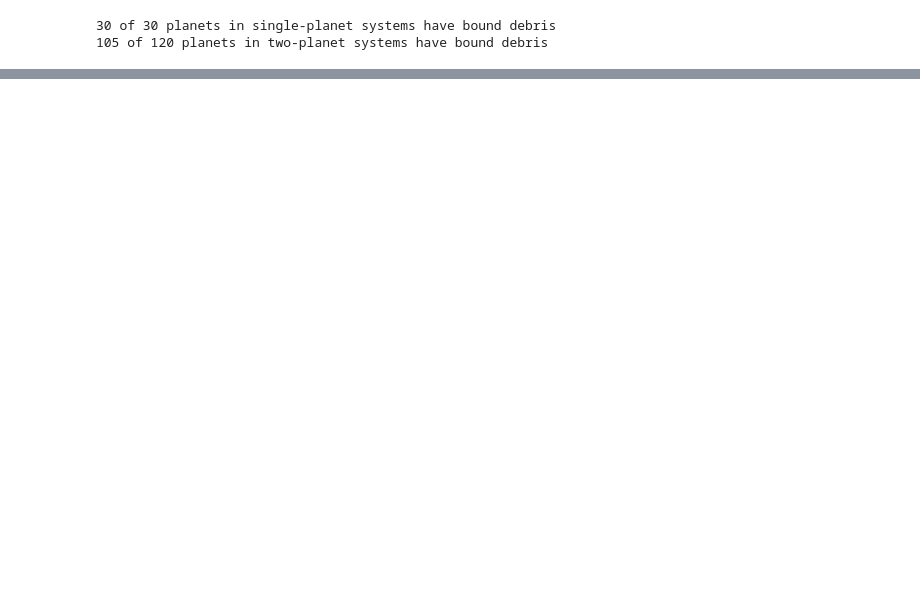
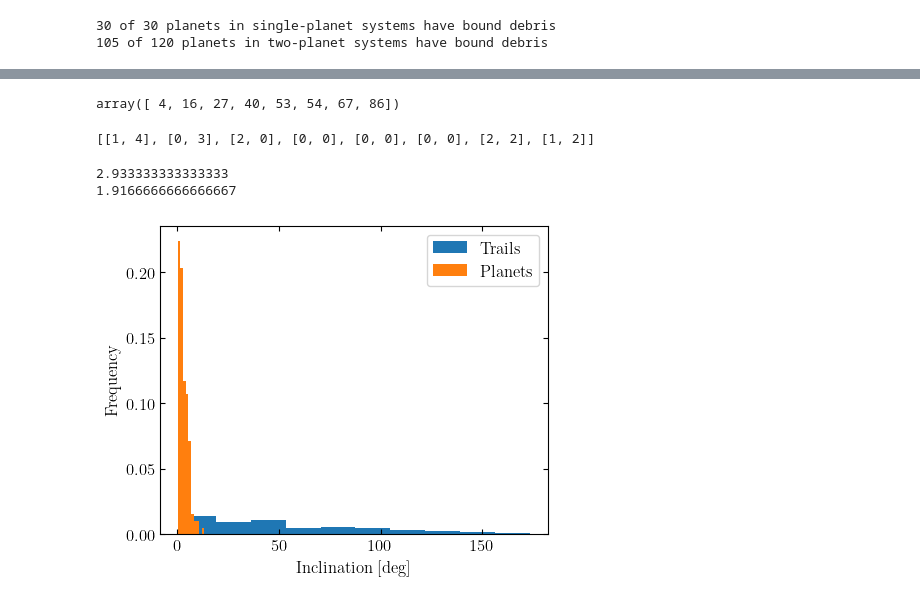
Before and after one commit to AJMustill/moons, a Jupyter notebook: moon_sims.ipynb, the cells around one changed output, grey strips where cells are left out. Cells and saved outputs as stored; diff of their text form; code cells hidden in the pictures; blank space fills up the shorter version.

```diff
--- a/moon_sims.ipynb
+++ b/moon_sims.ipynb
@@ -134,0 +223,42 @@ print(N_debris_2_surv_hist)
+# %%
+where_unfinished
+# %% [output]
+array([ 4, 16, 27, 40, 53, 54, 67, 86])
+# %%
+[n[w] for w in where_unfinished]
+# %% [output]
+[[1, 4], [0, 3], [2, 0], [0, 0], [0, 0], [0, 0], [2, 2], [1, 2]]
+# %%
+print(np.mean(N_debris_1_surv))
+print(np.mean(N_debris_2_surv))
+# %% [output]
+2.933333333333333
+1.9166666666666667
+# %%
+i_trail = []
+i_pl = []
+i_host = []
+Om_trail = []
+Om_host = []
+for s in moon_sims:
+    i_pl.extend([np.degrees(p.inc) for p in s.sim.particles if "Planet" in unhash.unhash(p.hash,globs.glob_names)])
+    for t in s.trails:
+        if t.host in s.surv_pl:
+            i_trail.append(np.degrees(t.I))
+            i_host.append(np.degrees(s.sim.particles[rebound.hash(t.host)].inc))
+            Om_trail.append(np.degrees(t.Om))
+            Om_host.append(np.degrees(s.sim.particles[rebound.hash(t.host)].omega))
+# %%
+plt.figure(figsize=[5,4])
+
+plt.hist(i_trail,density=True,label='Trails')
+plt.hist(i_pl,density=True,label='Planets')
+
+plt.legend()
+
+plt.xlabel('Inclination [deg]')
+plt.ylabel('Frequency')
+
+plt.show()
+# %% [output]
+[figure, added]
```
Also changed, not shown: parts of 13 cells of this notebook, 3 other files.
